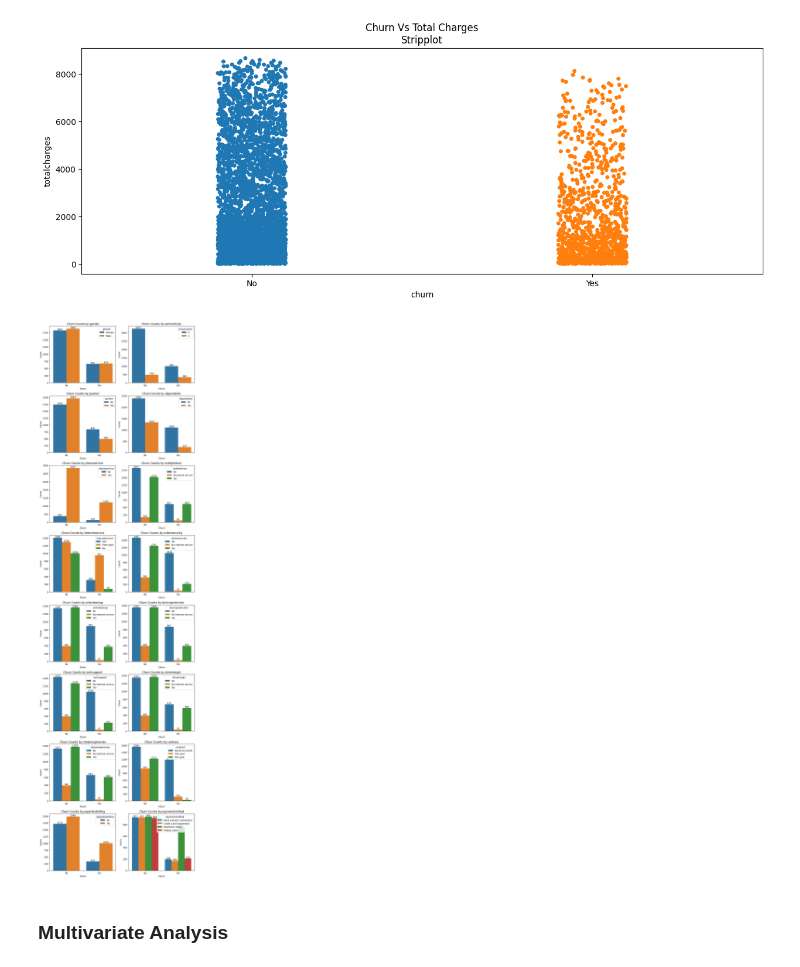
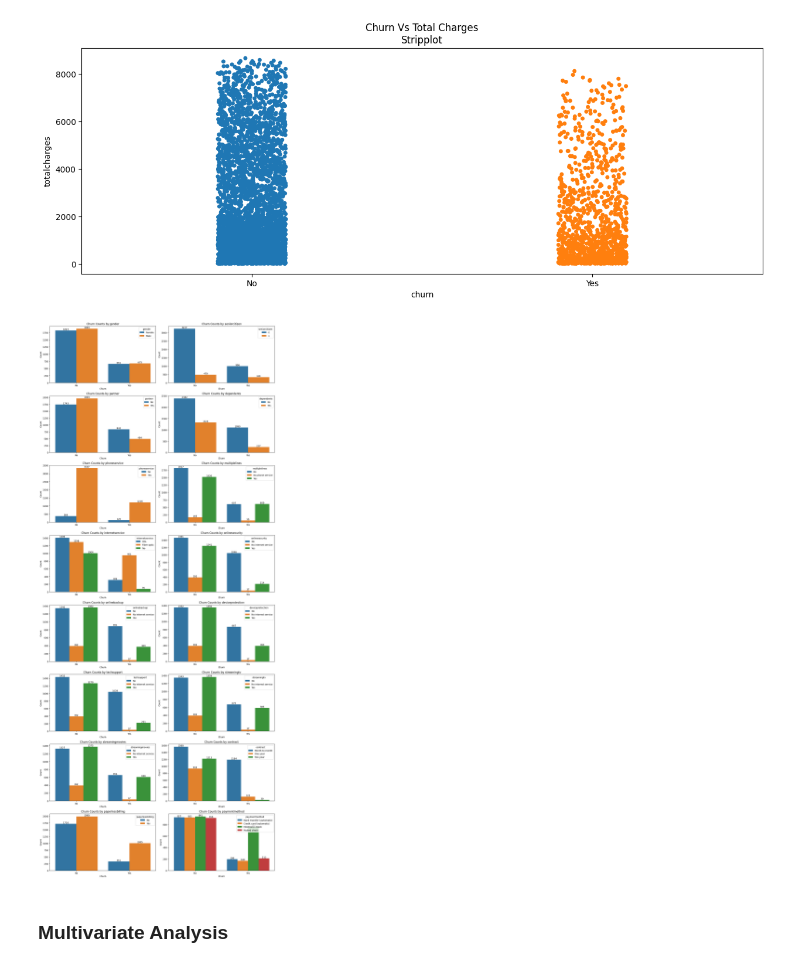
Before and after one commit to murithidenisgitobu/Vodafone_Corporation_Customer_Churn_Prediction, a Jupyter notebook: Customer_Churn_Prediction_Notebook.ipynb, the cells around one changed output. Cells and saved outputs as stored; diff of their text form; code cells hidden in the pictures.

```diff
--- a/Customer_Churn_Prediction_Notebook.ipynb
+++ b/Customer_Churn_Prediction_Notebook.ipynb
@@ -455,20 +455,20 @@ plt.show()
 # %%
 def catcols_bivariate(df):
     catcols = df.select_dtypes(include='object').columns
     n = min(len(catcols), 16)
-    fig, axes = plt.subplots(8, 2, figsize=(10, 35))
+    fig, axes = plt.subplots(8, 2, figsize=(15, 35))
     for ax, col in zip(axes.flat, catcols[:n]):
         sns.barplot(data=df.groupby([col, 'churn']).size().reset_index(name='count'), x='churn', y='count', hue=col, ax=ax)
         for container in ax.containers:
             ax.bar_label(container)
         ax.set(xlabel='Churn', ylabel='Count', title=f'Churn Counts by {col}')
         plt.tight_layout()
     plt.show()
 
 # Assuming train_data is your DataFrame
 catcols_bivariate(train_data)
 # %% [output]
-[figure, old version]
+[figure, new version]
 # %% [markdown]
 ### Multivariate Analysis
 # %%
```
Also changed, not shown: parts of 5 cells of this notebook.
